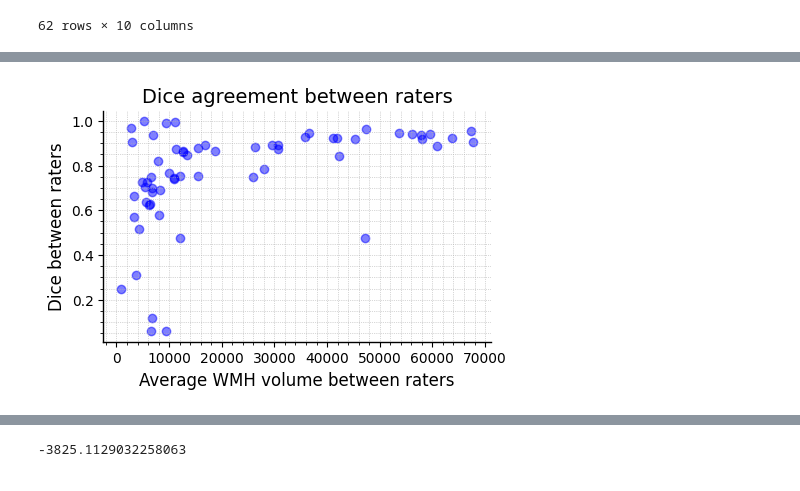
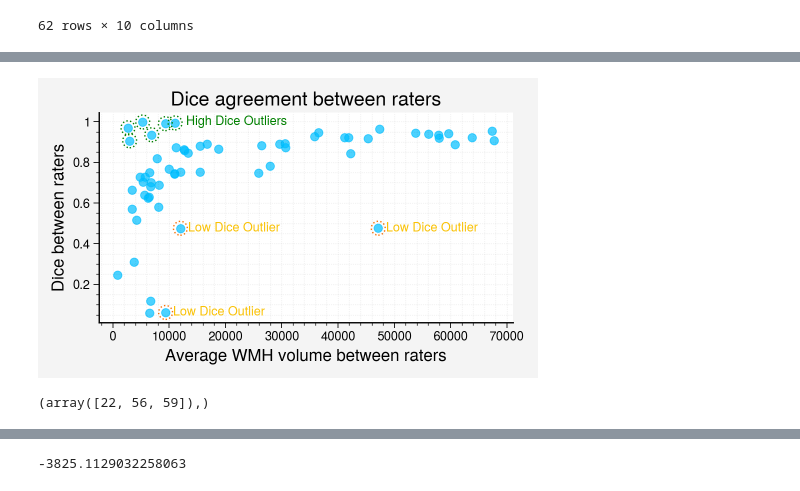
Before and after one commit to BenjaminPhi5/WMH_UQ_assessment, a Jupyter notebook: trustworthai/journal_run/interrater_experiments/Plotting from Maria's spreadsheet.ipynb, the cells around one changed output, grey strips where cells are left out. Saved outputs shown, nothing was run; the diff lists cells and outputs as text; code cells hidden in the pictures.

```diff
--- a/trustworthai/journal_run/interrater_experiments/Plotting from Maria's spreadsheet.ipynb
+++ b/trustworthai/journal_run/interrater_experiments/Plotting from Maria's spreadsheet.ipynb
@@ -137,26 +161,43 @@ plt.show()
 # %%
 # Create scatter plot
 fig, ax = plt.subplots(figsize=(5, 3))
 y = df["DSC"]
 x = (df["WMH1_mm3"] + df["WMH2_mm3"]) / 2
-ax.scatter(x, y, alpha=0.5, c='blue')
+ax.scatter(x, y, alpha=0.7, c='deepskyblue')
 
 # annotation
 plt.title("Dice agreement between raters", fontsize=14)
 plt.xlabel("Average WMH volume between raters", fontsize=12)
 plt.ylabel("Dice between raters", fontsize=12)
+
+# point out influential outliers
+for (xi, yi) in zip(x, y):
+    if xi > 8000 and yi < 0.5:
+        scatter = ax.scatter(xi, yi, facecolors='none', edgecolors='orange', linewidth=1, s=100, linestyle=':')
+        ax.text(xi + max(x) * 0.02, yi, 'Low Dice Outlier', verticalalignment='center', horizontalalignment='left', color='goldenrod')
+for (xi, yi) in zip(x, y):
+    if xi < 15000 and yi > 0.9:
+        scatter = ax.scatter(xi, yi, facecolors='none', edgecolors='green', linewidth=1, s=100, linestyle=':')
+        # ax.text(xi + max(x) * 0.02, yi, 'Low Dice Outlier', verticalalignment='center', horizontalalignment='left')
+ax.text(13000, 1, 'High Dice Outliers', verticalalignment='center', horizontalalignment='left', color='green')
 
 # grid
 plt.grid(True, which='both', linestyle=':', linewidth=0.5)
 plt.minorticks_on()
 
 
 # Remove right and top spines
 ax.spines['top'].set_visible(False)
 ax.spines['right'].set_visible(False)
 
 # # Make left and bottom spines thicker
 ax.spines['left'].set_linewidth(1.)
 ax.spines['bottom'].set_linewidth(1.)
+
+plt.tight_layout()
 # %% [output]
-[figure, old version]
+[figure, new version]
+# %%
+np.where(((y < 0.5) * (x > 8000)).values)
+# %% [output]
+(array([22, 56, 59]),)
```
Also changed, not shown: parts of 24 cells of this notebook.
